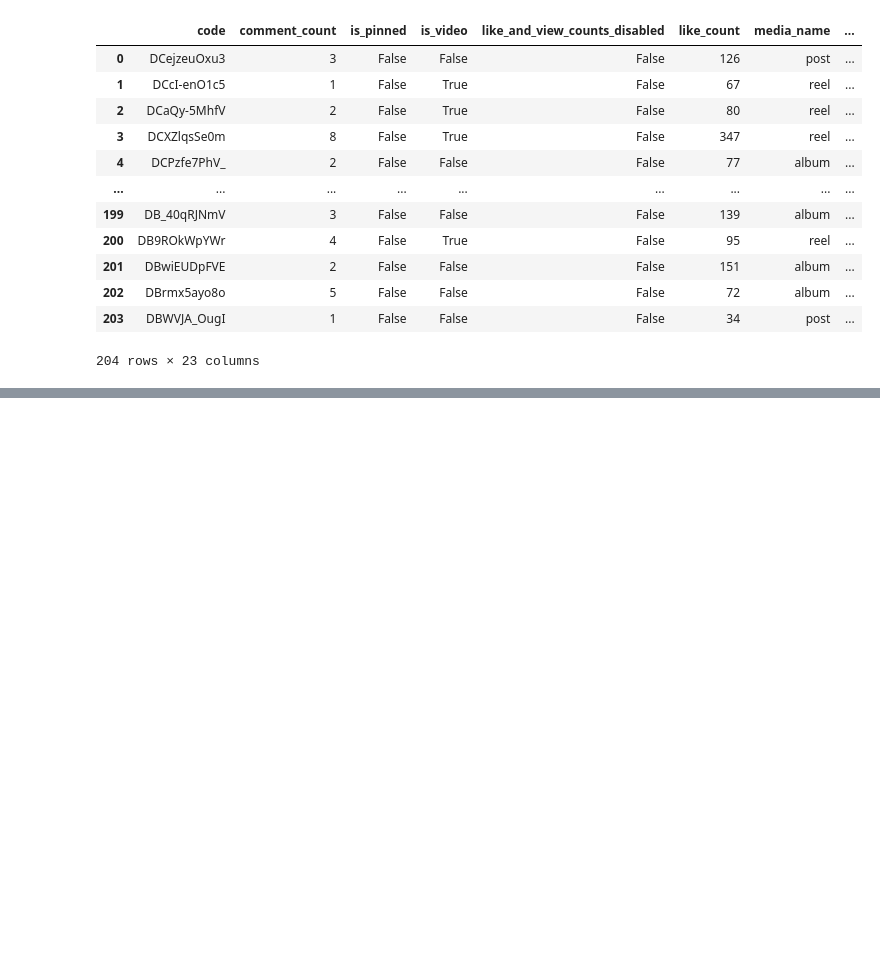
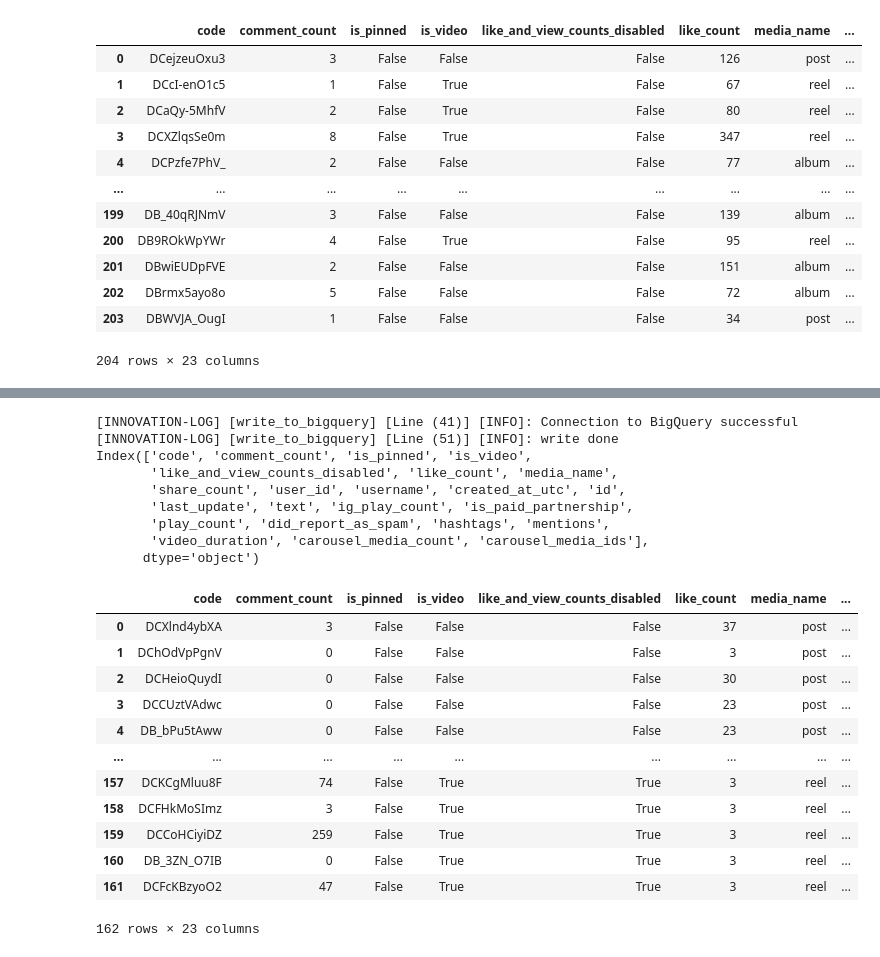
Before and after one commit to AmmoJailton/kpi-indicadores2, a Jupyter notebook: notebooks/discovery_instagram_posts.ipynb, the cells around one changed output, grey strips where cells are left out. Saved outputs shown, nothing was run; the diff lists cells and outputs as text; code cells hidden in the pictures; blank space fills up the shorter version.

```diff
--- a/notebooks/discovery_instagram_posts.ipynb
+++ b/notebooks/discovery_instagram_posts.ipynb
@@ -520,0 +820,13 @@ df = update_posts(usernamesList, False)
+# %%
+from commom.database.data_handler import DataHandler
+from commom.database.queries.query_instagram_posts import QUERY_INSTAGRAM_POSTS
+from commom.instagram_data.instagram_data_manager import InstagramDataManager
+
+data_handler = DataHandler()
+dataManager = InstagramDataManager()
+
+res = dataManager.fetch_user_media_info(['artex'])
+df_original = data_handler.read_from_bigquery(query=QUERY_INSTAGRAM_POSTS)
+
+novodf = dataManager.update_posts_dataset(df_original, res)
+novodf.to_pickle('instagram_posts.pkl')
@@ -520,0 +859,49 @@ df = update_posts(usernamesList, False)
+# %%
+renameDict = {
+    'likeAndviewcountsdisabled': 'like_and_view_counts_disabled',
+    'createdAtutc': 'created_at_utc',
+    'igPlaycount': 'ig_play_count',
+    'isPaidpartnership': 'is_paid_partnership',
+    'didReportasspam':'did_report_as_spam',
+    'carouselMediacount':'carousel_media_count',
+    'carouselMediaids': 'carousel_media_ids',
+    'commentCount':'comment_count',
+    'isPinned':'is_pinned',
+    'isVideo':'is_video',
+    'likeCount':'like_count',
+    'mediaName':'media_name',
+    'shareCount':'share_count',
+    'userId': 'user_id',
+    'lastUpdate':'last_update',
+    'playCount': 'play_count',
+    'videoDuration':'video_duration',
+}
+
+
+datasetNew = df_original.rename(columns=renameDict)
+df = data_handler.write_to_bigquery(dataset_id='innovation_dataset', table_id='instagram_posts', dataframe=datasetNew)
+print(df.columns)
+df
+# %% [output]
+[INNOVATION-LOG] [write_to_bigquery] [Line (41)] [INFO]: Connection to BigQuery successful
+[INNOVATION-LOG] [write_to_bigquery] [Line (51)] [INFO]: write done
+Index(['code', 'comment_count', 'is_pinned', 'is_video',
+       'like_and_view_counts_disabled', 'like_count', 'media_name',
+       'share_count', 'user_id', 'username', 'created_at_utc', 'id',
+       'last_update', 'text', 'ig_play_count', 'is_paid_partnership',
+       'play_count', 'did_report_as_spam', 'hashtags', 'mentions',
+       'video_duration', 'carousel_media_count', 'carousel_media_ids'],
+      dtype='object')
+|  | code | comment_count | is_pinned | is_video | like_and_view_counts_disabled | like_count | media_name | ... |
+| 0 | DCXlnd4ybXA | 3 | False | False | False | 37 | post | ... |
+| 1 | DChOdVpPgnV | 0 | False | False | False | 3 | post | ... |
+| 2 | DCHeioQuydI | 0 | False | False | False | 30 | post | ... |
+| 3 | DCCUztVAdwc | 0 | False | False | False | 23 | post | ... |
+| 4 | DB_bPu5tAww | 0 | False | False | False | 23 | post | ... |
+| ... | ... | ... | ... | ... | ... | ... | ... | ... |
+| 157 | DCKCgMluu8F | 74 | False | True | True | 3 | reel | ... |
+| 158 | DCFHkMoSImz | 3 | False | True | True | 3 | reel | ... |
+| 159 | DCCoHCiyiDZ | 259 | False | True | True | 3 | reel | ... |
+| 160 | DB_3ZN_O7IB | 0 | False | True | True | 3 | reel | ... |
+| 161 | DCFcKBzyoO2 | 47 | False | True | True | 3 | reel | ... |
+162 rows × 23 columns
```
Also changed, not shown: parts of 29 cells of this notebook, 5 other files.
